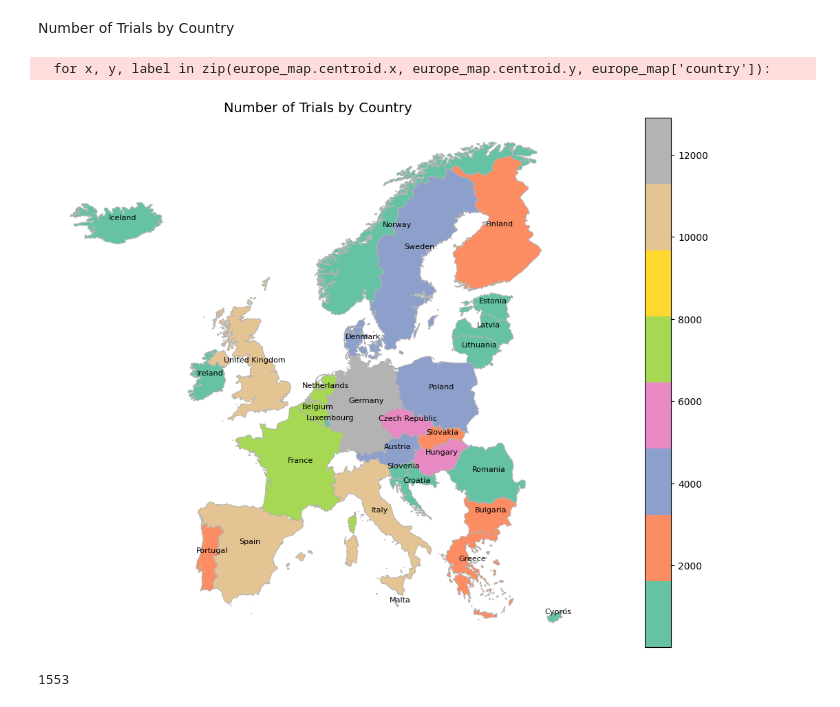
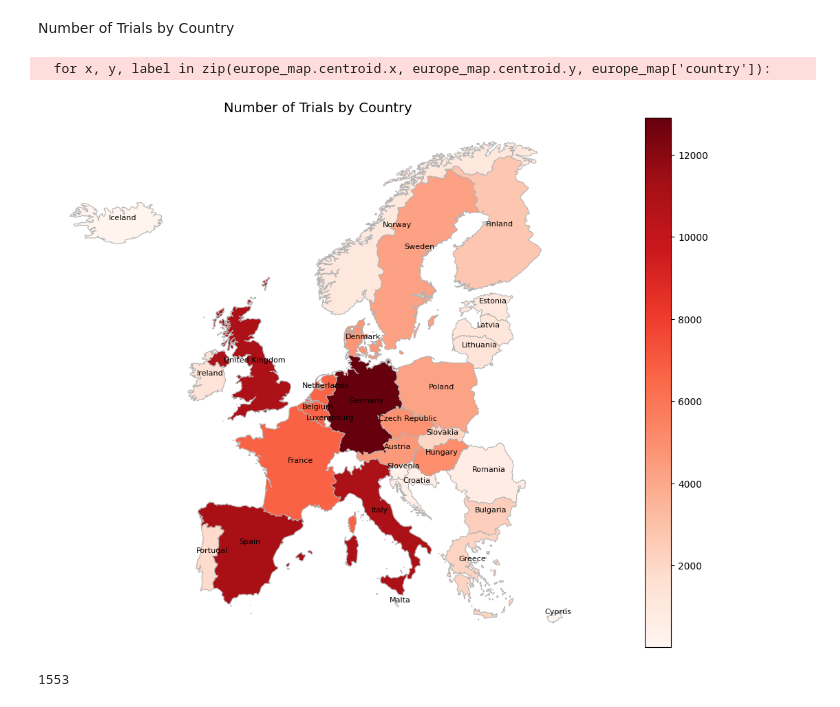
Before and after one commit to DiogoPF/Programming-Project, a Jupyter notebook: Data Cleaning NBs/Data_viz.ipynb, the cells around one changed output. Cells and saved outputs as stored; diff of their text form; code cells hidden in the pictures.

```diff
--- a/Data Cleaning NBs/Data_viz.ipynb
+++ b/Data Cleaning NBs/Data_viz.ipynb
@@ -10,37 +8,40 @@ trials_eu = trials[trials.country != 'Portugal ']
+# %%
+trials['pt_label'] = 'EU'
+trials.loc[trials.country == 'Portugal', 'pt_label'] = 'PT'
 # %% [markdown]
 Number of Trials by Country
 # %%
 #Getting data ready
 geo = pd.DataFrame()
 geo= trials.country.value_counts().to_frame().reset_index()
 geo.columns = ['country', 'count']
-geo['country'] = geo.country.str.strip()
+
 
 #Getting Europe map
 europe = gpd.read_file('https://raw.githubusercontent.com/leakyMirror/map-of-europe/master/GeoJSON/europe.geojson')[['NAME', 'geometry']]
 
 #Are all my countries with the same name in the map df?
 europe_countries= list(europe.NAME.values)
 my_countries = list(geo.country.values)
 countries_unformated = set(my_countries)-set(europe_countries)
 
 # Need to change  - {'Czechia', 'UK'}
 geo.loc[geo.country == 'Czechia', 'country'] = 'Czech Republic'
 geo.loc[geo.country == 'UK', 'country'] = 'United Kingdom'
 
 #Merging Datasets
 europe_map = europe.merge(geo, left_on='NAME', right_on='country', how='left')
 
 #Plotting
 fig, ax = plt.subplots(1, figsize=(20, 10))
-graph = europe_map.plot(column='count', cmap='Set2', linewidth=0.8, ax=ax, edgecolor='0.7', legend = True)
+graph = europe_map.plot(column='count', cmap='Reds', linewidth=0.8, ax=ax, edgecolor='0.7', legend = True)
 ax.axis('off')
 for x, y, label in zip(europe_map.centroid.x, europe_map.centroid.y, europe_map['country']):
     if not pd.isnull(label):
         ax.annotate(label, xy=(x, y), xytext=(3, 3), textcoords="offset points", fontsize=8, ha='center')
 graph.set_title('Number of Trials by Country', fontsize=14)
 plt.show()
 # %% [output]
   for x, y, label in zip(europe_map.centroid.x, europe_map.centroid.y, europe_map['country']):
-[figure, old version]
+[figure, new version]
 # %%
```
Also changed, not shown: parts of 10 cells of this notebook, 2 other files.
